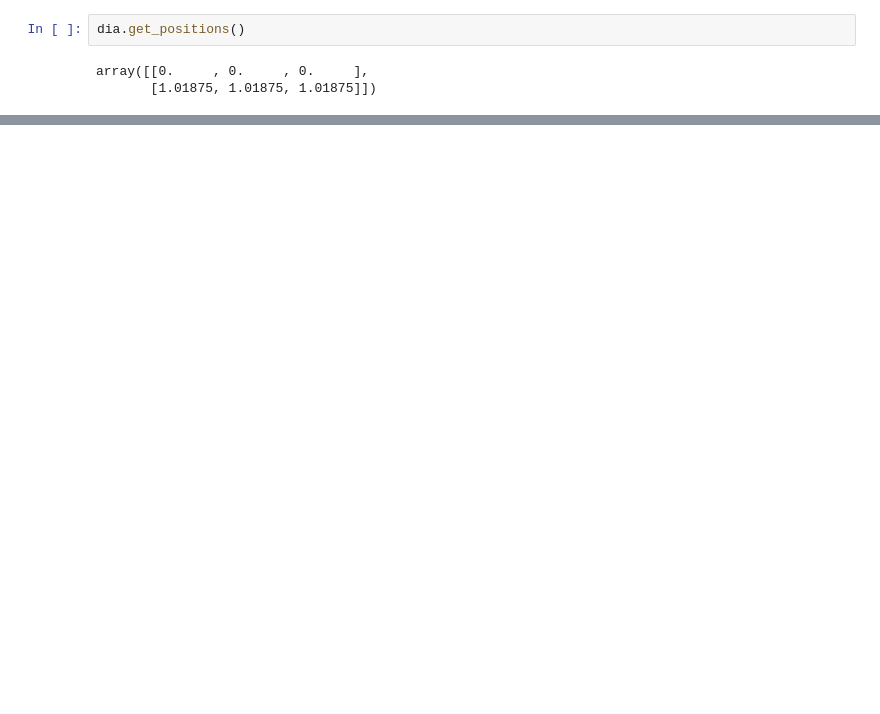
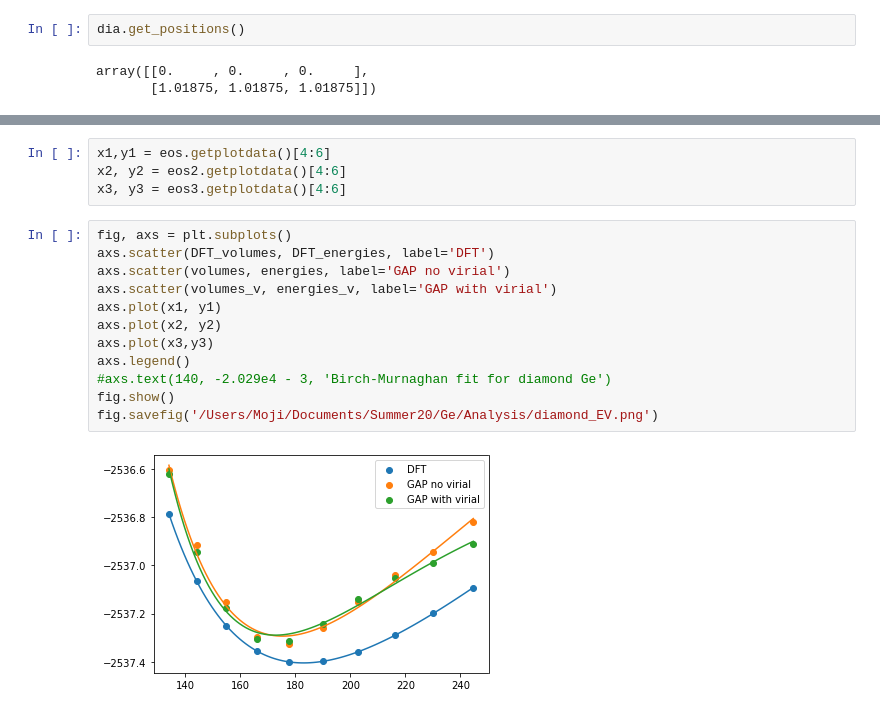
Before and after one commit to MorrowChem/Ge_analysis_local, a Jupyter notebook: diamond-Evol.ipynb, the cells around one changed output, grey strips where cells are left out. Cells and saved outputs as stored; diff of their text form; blank space fills up the shorter version.

```diff
--- a/diamond-Evol.ipynb
+++ b/diamond-Evol.ipynb
@@ -58,0 +72,18 @@ dia.get_distance()
+# %%
+x1,y1 = eos.getplotdata()[4:6]
+x2, y2 = eos2.getplotdata()[4:6]
+x3, y3 = eos3.getplotdata()[4:6]
+# %%
+fig, axs = plt.subplots()
+axs.scatter(DFT_volumes, DFT_energies, label='DFT')
+axs.scatter(volumes, energies, label='GAP no virial')
+axs.scatter(volumes_v, energies_v, label='GAP with virial')
+axs.plot(x1, y1)
+axs.plot(x2, y2)
+axs.plot(x3,y3)
+axs.legend()
+#axs.text(140, -2.029e4 - 3, 'Birch-Murnaghan fit for diamond Ge')
+fig.show()
+fig.savefig('/Users/Moji/Documents/Summer20/Ge/Analysis/diamond_EV.png')
+# %% [output]
+[figure, added]
```
Also changed, not shown: parts of 11 cells of this notebook, 5 other files.
